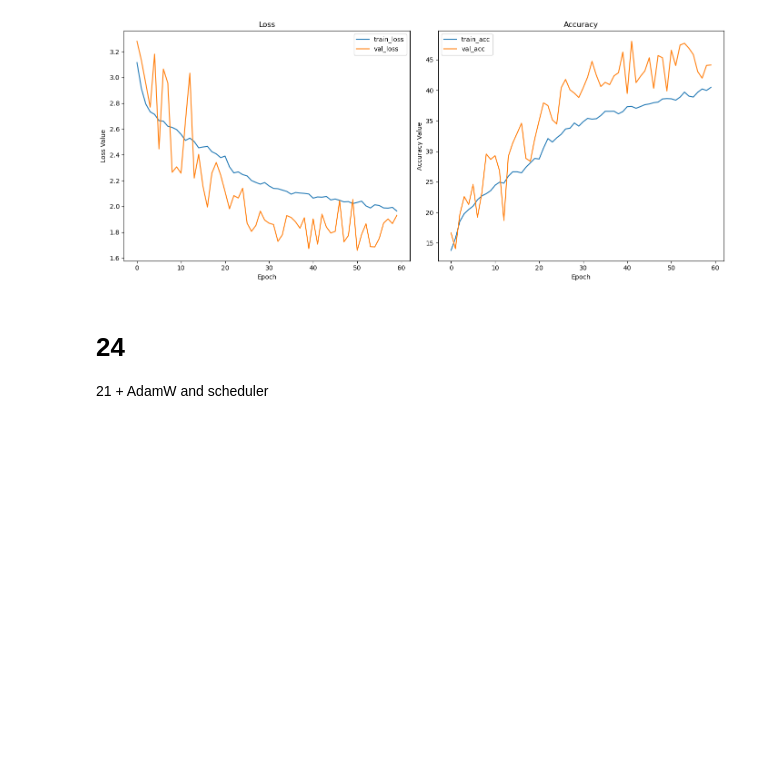
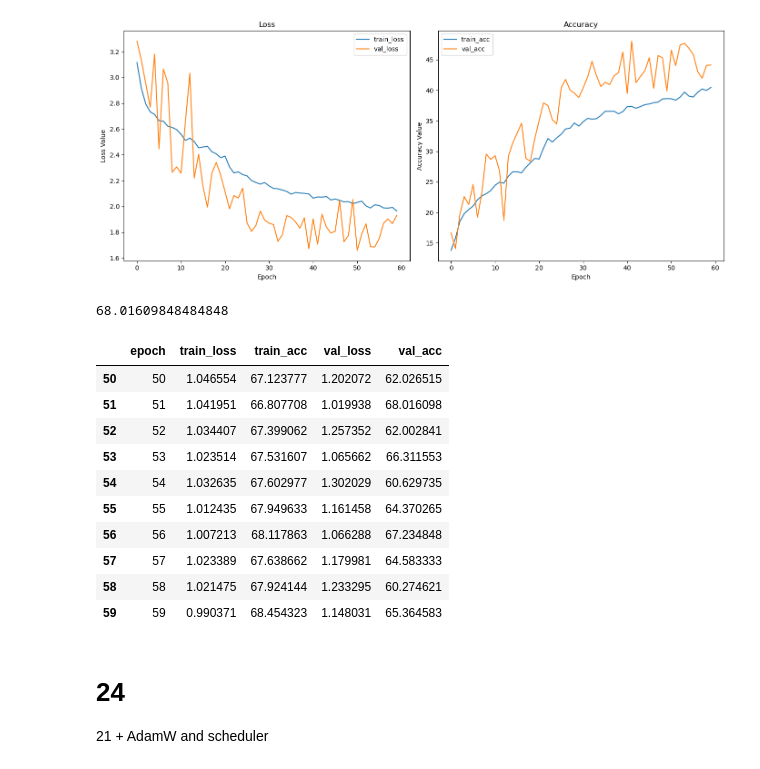
Before and after one commit to Anton123567/DL_UPC, a Jupyter notebook: results_all/Deep Learning Assignment.ipynb, the cells around one changed output. Drawn from its saved outputs; the diff is of its cells as text; code cells hidden in the pictures; blank space fills up the shorter version.

```diff
--- a/results_all/Deep Learning Assignment.ipynb
+++ b/results_all/Deep Learning Assignment.ipynb
@@ -799,6 +809,23 @@ plot_res('results21.csv')
 plot_res('results23.csv')
 # %% [output]
 [figure]
+# %%
+df_26 = pd.read_csv('results26.csv')
+print(df_26['val_acc'].max())
+df_26[-10:]
+# %% [output]
+68.01609848484848
+|  | epoch | train_loss | train_acc | val_loss | val_acc |
+| 50 | 50 | 1.046554 | 67.123777 | 1.202072 | 62.026515 |
+| 51 | 51 | 1.041951 | 66.807708 | 1.019938 | 68.016098 |
+| 52 | 52 | 1.034407 | 67.399062 | 1.257352 | 62.002841 |
+| 53 | 53 | 1.023514 | 67.531607 | 1.065662 | 66.311553 |
+| 54 | 54 | 1.032635 | 67.602977 | 1.302029 | 60.629735 |
+| 55 | 55 | 1.012435 | 67.949633 | 1.161458 | 64.370265 |
+| 56 | 56 | 1.007213 | 68.117863 | 1.066288 | 67.234848 |
+| 57 | 57 | 1.023389 | 67.638662 | 1.179981 | 64.583333 |
+| 58 | 58 | 1.021475 | 67.924144 | 1.233295 | 60.274621 |
+| 59 | 59 | 0.990371 | 68.454323 | 1.148031 | 65.364583 |
 # %% [markdown]
 # 24
 
```
Also changed, not shown: parts of 3 cells of this notebook, 3 other files.
